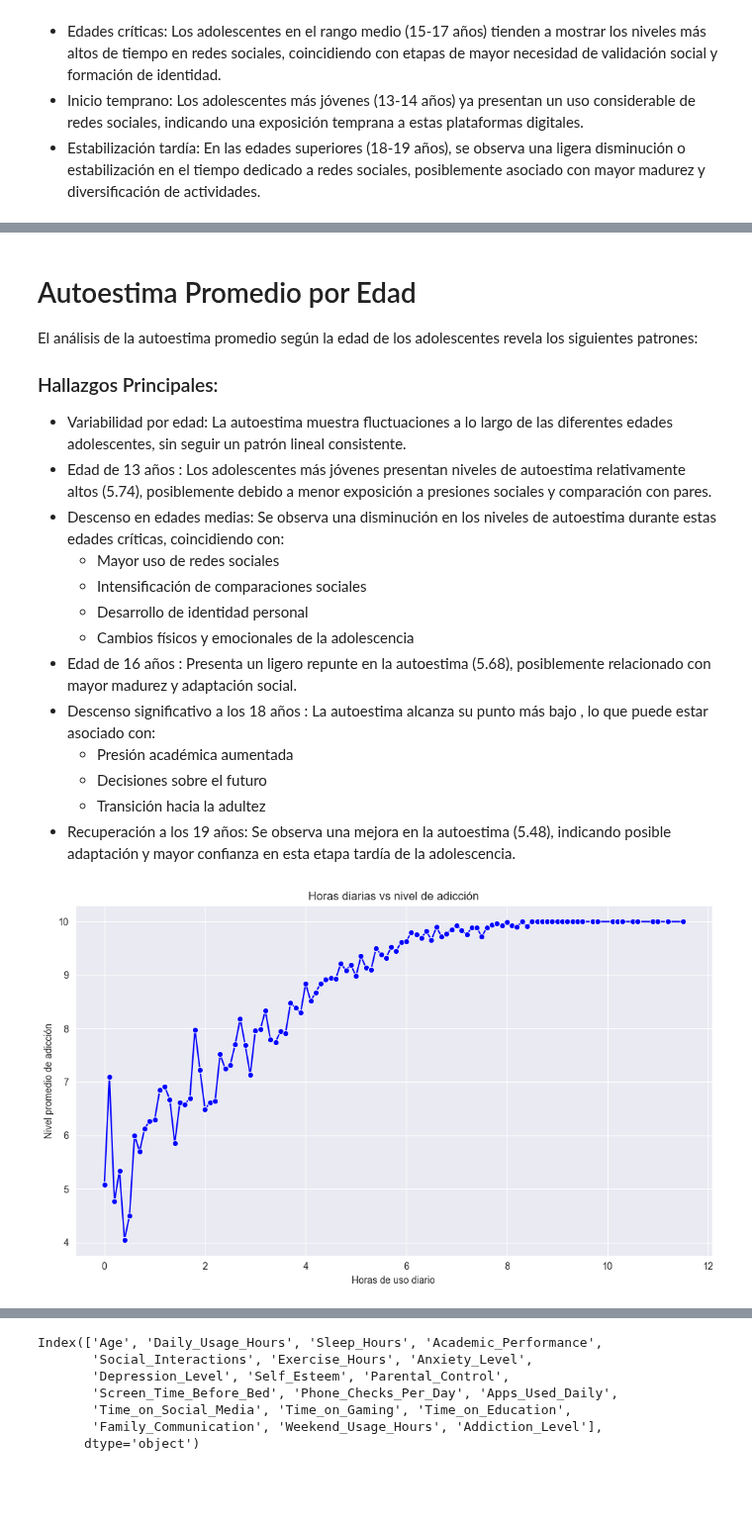
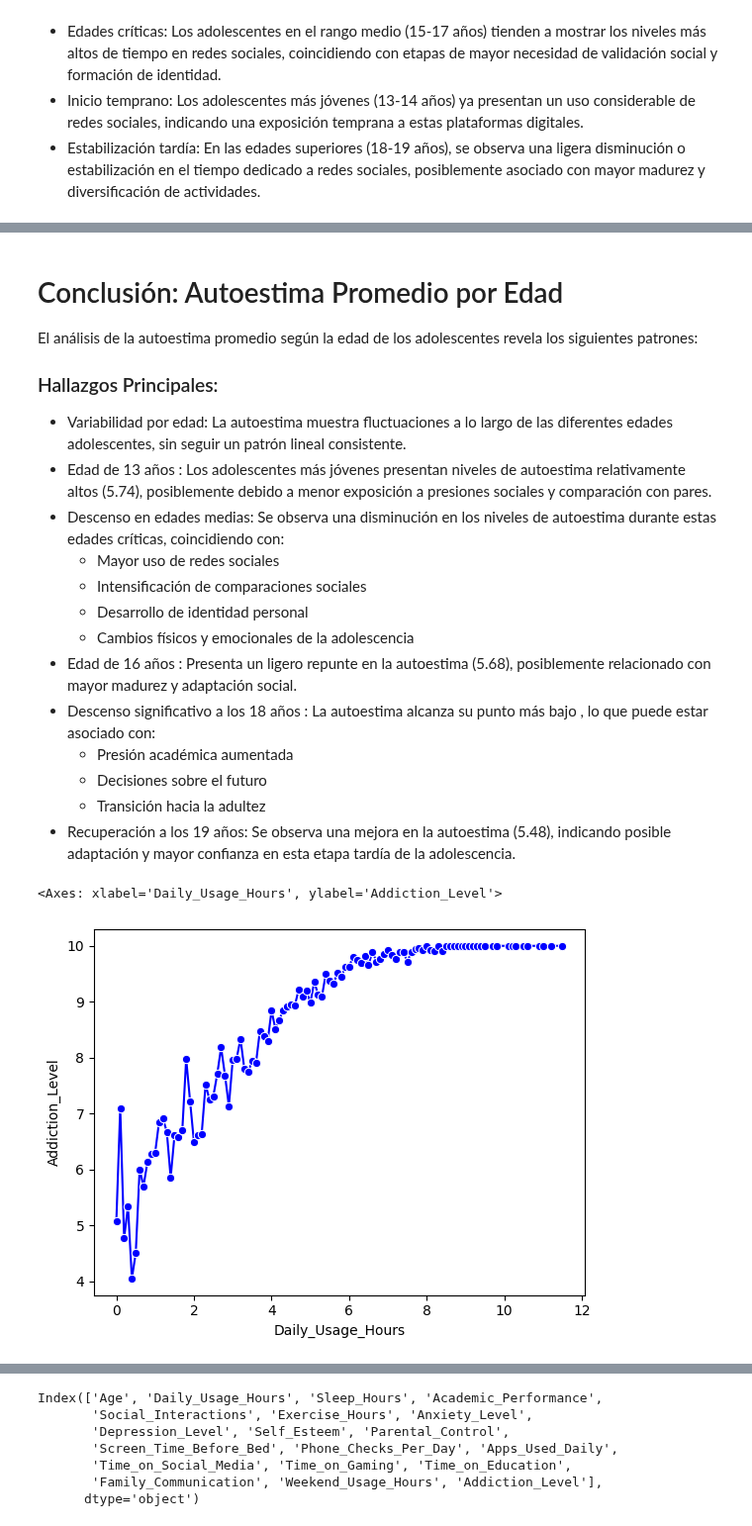
Before and after one commit to somoel/uso_telefono_adolescentes, a Jupyter notebook: notebooks/analysis.ipynb, the cells around one changed output, grey strips where cells are left out. Shown at 99% size. Drawn from its saved outputs; the diff is of its cells as text; code cells hidden in the pictures; blank space fills up the shorter version.

```diff
--- a/notebooks/analysis.ipynb
+++ b/notebooks/analysis.ipynb
@@ -41,0 +16,8 @@ Exercise_Hours            0
+# %%
+#limpieza y cargar la base de datos
+df = pd.read_csv("../data/data.csv")
+
+df.drop(columns=['ID', 'Name'], inplace=True)
+
+df.info()
+df.describe(include="all")
@@ -107,5 +177,5 @@ grafico_autoestima_por_edad(df)
 # %% [markdown]
-# Autoestima Promedio por Edad
+# Conclusión: Autoestima Promedio por Edad
 El análisis de la autoestima promedio según la edad de los adolescentes revela los siguientes patrones:
 ### Hallazgos Principales:
 - Variabilidad por edad: La autoestima muestra fluctuaciones a lo largo de las diferentes edades adolescentes, sin seguir un patrón lineal consistente.
@@ -123,6 +193,8 @@ El análisis de la autoestima promedio según la edad de los adolescentes revela
 - Recuperación a los 19 años: Se observa una mejora en la autoestima (5.48), indicando posible adaptación y mayor confianza en esta etapa tardía de la adolescencia.
 # %%
 #horas  diarias  vs el nivel de adiccion
-grafico_uso_vs_adiccion(df)
+grouped_df = df.groupby('Daily_Usage_Hours')['Addiction_Level'].mean().reset_index()
+sns.lineplot(data=grouped_df, x='Daily_Usage_Hours', y='Addiction_Level', marker='o', color='blue')
 # %% [output]
+<Axes: xlabel='Daily_Usage_Hours', ylabel='Addiction_Level'>
-[figure, old version]
+[figure, new version]
```
Also changed, not shown: parts of 50 cells of this notebook, 1 other file.
